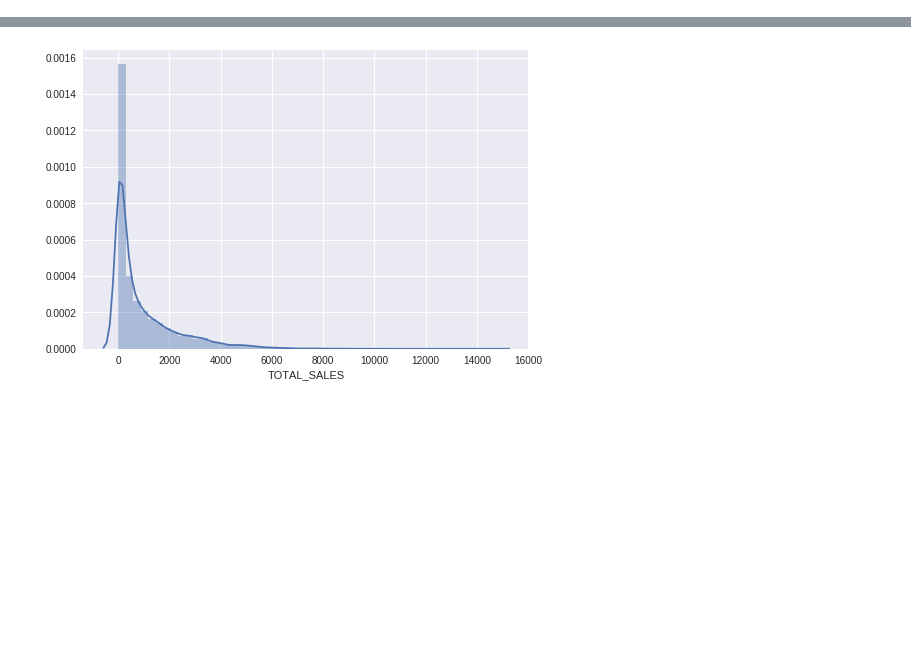
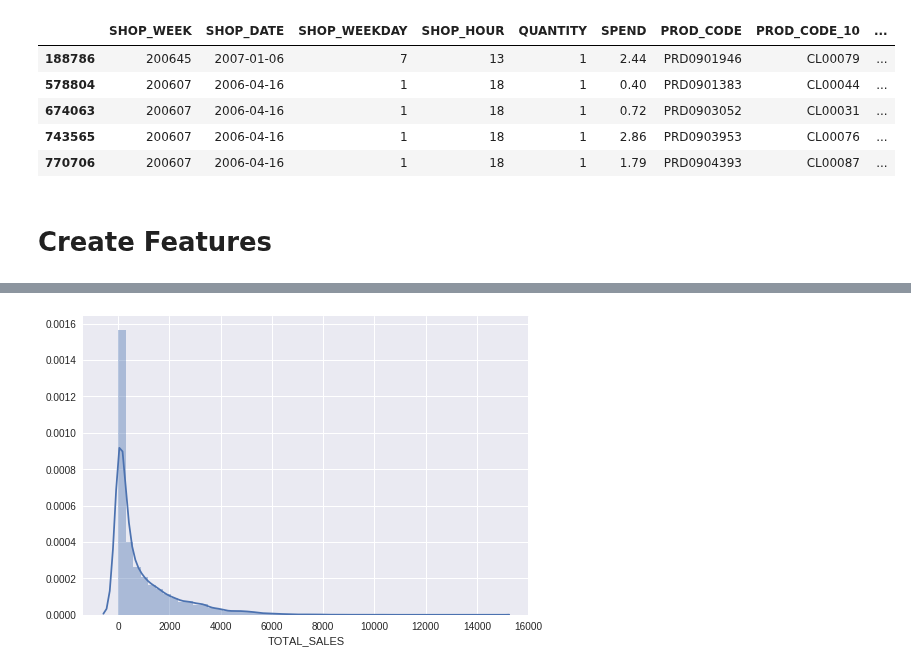
Before and after one commit to PisutSukpool/CRM-Analytics, a Jupyter notebook: Homework 06/Clustering.ipynb, the cells around one changed output, grey strips where cells are left out. Cells and saved outputs as stored; diff of their text form; code cells hidden in the pictures; blank space fills up the shorter version.

```diff
--- a/Homework 06/Clustering.ipynb
+++ b/Homework 06/Clustering.ipynb
@@ -15,0 +36,16 @@ df = pd.io.gbq.read_gbq(sql , project_id=project_id, verbose=False, dialect="sta
+# %%
+campaign_date = dt.datetime(2021,3,17)
+df_transactions = df.copy()
+df_transactions['SHOP_DATE'] = pd.to_datetime(df_transactions['SHOP_DATE'], format='%Y%m%d')
+df_transactions['AGE'] = (campaign_date - df_transactions['SHOP_DATE']).dt.days
+df_transactions = df_transactions.sort_values(['CUST_CODE','SHOP_DATE'])
+df_transactions.head()
+# %% [output]
+|  | SHOP_WEEK | SHOP_DATE | SHOP_WEEKDAY | SHOP_HOUR | QUANTITY | SPEND | PROD_CODE | PROD_CODE_10 | ... |
+| 188786 | 200645 | 2007-01-06 | 7 | 13 | 1 | 2.44 | PRD0901946 | CL00079 | ... |
+| 578804 | 200607 | 2006-04-16 | 1 | 18 | 1 | 0.40 | PRD0901383 | CL00044 | ... |
+| 674063 | 200607 | 2006-04-16 | 1 | 18 | 1 | 0.72 | PRD0903052 | CL00031 | ... |
+| 743565 | 200607 | 2006-04-16 | 1 | 18 | 1 | 2.86 | PRD0903953 | CL00076 | ... |
+| 770706 | 200607 | 2006-04-16 | 1 | 18 | 1 | 1.79 | PRD0904393 | CL00087 | ... |
+# %% [markdown]
+# **Create Features**
```
Also changed, not shown: parts of 6 cells of this notebook.
